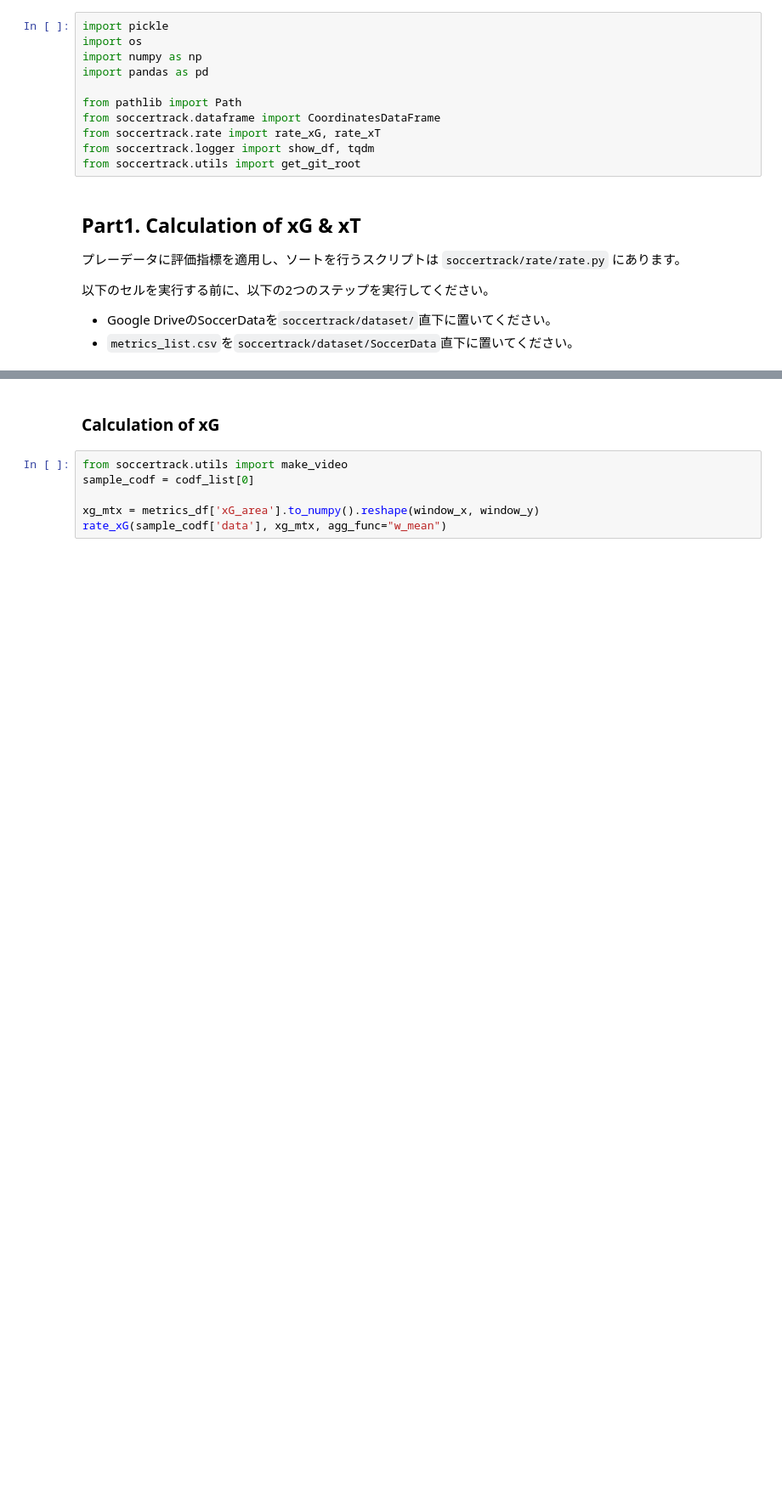
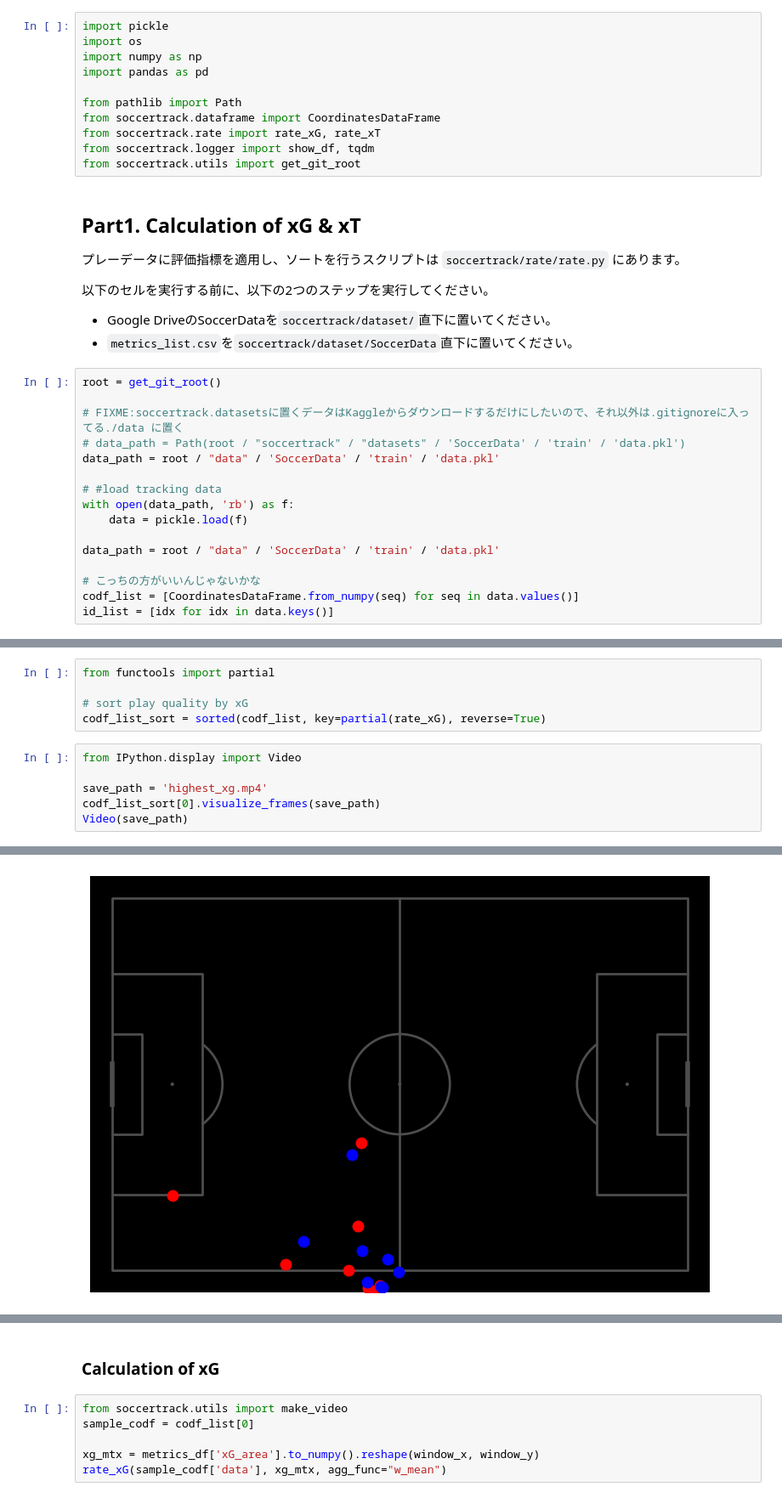
Before and after one commit to AtomScott/SportsLabKit, a Jupyter notebook: notebooks/05_dev/rate_dev.ipynb, the cells around one changed output, grey strips where cells are left out. Shown: that part at 85% size. Cells and saved outputs as stored; diff of their text form; blank space fills up the shorter version.

```diff
--- a/notebooks/05_dev/rate_dev.ipynb
+++ b/notebooks/05_dev/rate_dev.ipynb
@@ -31,3 +31,19 @@ from soccertrack.utils import get_git_root
 以下のセルを実行する前に、以下の2つのステップを実行してください。
 - Google DriveのSoccerDataを`soccertrack/dataset/`直下に置いてください。
 - `metrics_list.csv`を`soccertrack/dataset/SoccerData`直下に置いてください。
+# %%
+root = get_git_root()
+
+# FIXME:soccertrack.datasetsに置くデータはKaggleからダウンロードするだけにしたいので、それ以外は.gitignoreに入ってる./data に置く
+# data_path = Path(root / "soccertrack" / "datasets" / 'SoccerData' / 'train' / 'data.pkl')
+data_path = root / "data" / 'SoccerData' / 'train' / 'data.pkl'
+
+# #load tracking data
+with open(data_path, 'rb') as f:
+    data = pickle.load(f)
+
+data_path = root / "data" / 'SoccerData' / 'train' / 'data.pkl'
+
+# こっちの方がいいんじゃないかな
+codf_list = [CoordinatesDataFrame.from_numpy(seq) for seq in data.values()]
+id_list = [idx for idx in data.keys()]
@@ -33,0 +64,12 @@ from soccertrack.utils import get_git_root
+# %%
+from functools import partial
+
+# sort play quality by xG
+codf_list_sort = sorted(codf_list, key=partial(rate_xG), reverse=True)
+# %%
+from IPython.display import Video
+
+save_path = 'highest_xg.mp4'
+codf_list_sort[0].visualize_frames(save_path)
+Video(save_path)
+# %% [output]
@@ -33,0 +77 @@ from soccertrack.utils import get_git_root
+[figure, added]
```
Also changed, not shown: parts of 7 cells of this notebook, 1 other file.
